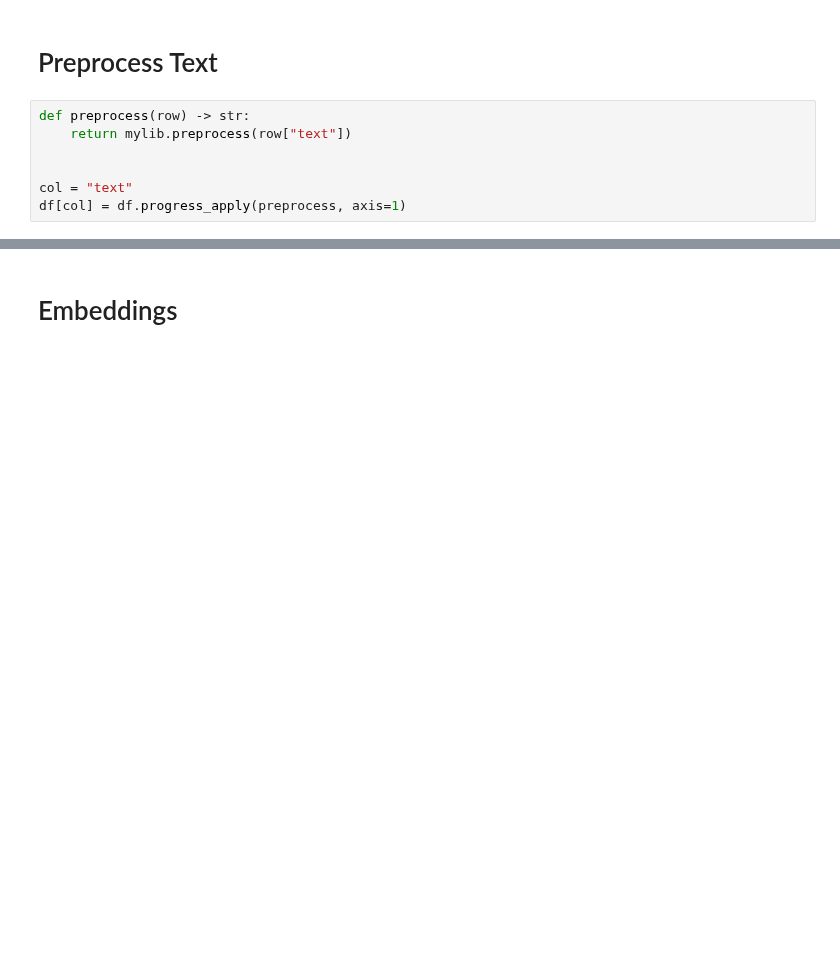
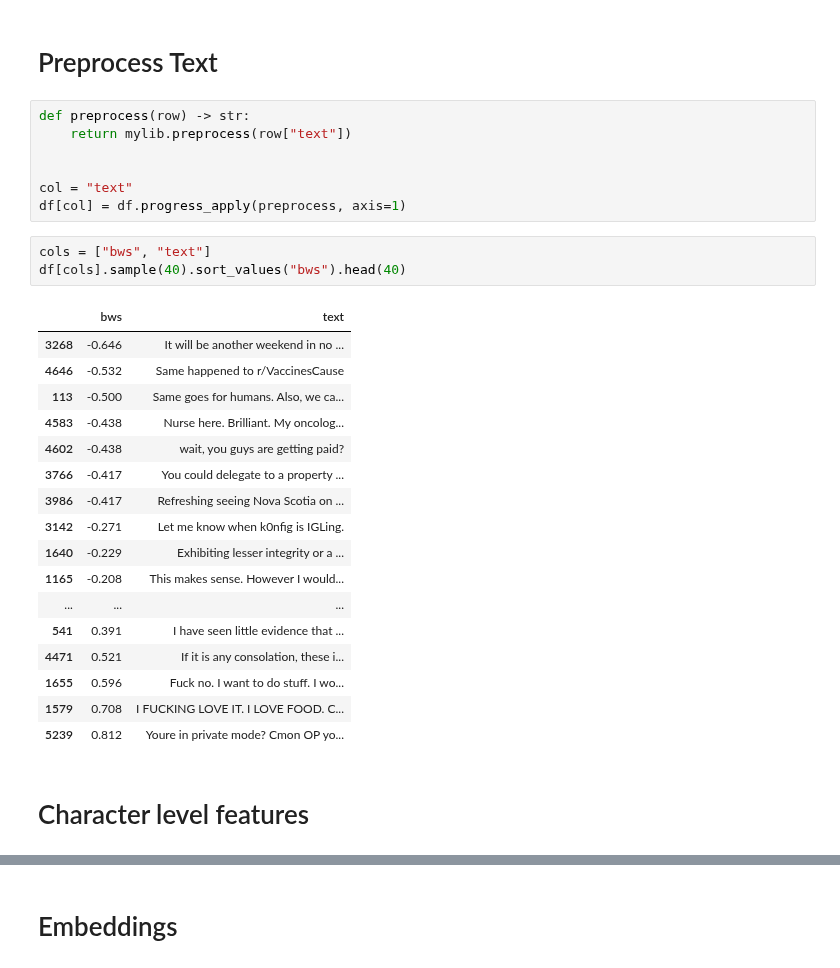
Before and after one commit to seahrh/kaggle-jigsaw-toxic-severity-rating, a Jupyter notebook: ruddit.ipynb, the cells around one changed output, grey strips where cells are left out. Drawn from its saved outputs; the diff is of its cells as text; blank space fills up the shorter version.

```diff
--- a/ruddit.ipynb
+++ b/ruddit.ipynb
@@ -127,3 +86,26 @@ def preprocess(row) -> str:
 
 col = "text"
 df[col] = df.progress_apply(preprocess, axis=1)
+# %%
+cols = ["bws", "text"]
+df[cols].sample(40).sort_values("bws").head(40)
+# %% [output]
+|  | bws | text |
+| 3268 | -0.646 | It will be another weekend in no ... |
+| 4646 | -0.532 | Same happened to r/VaccinesCause |
+| 113 | -0.500 | Same goes for humans. Also, we ca... |
+| 4583 | -0.438 | Nurse here. Brilliant. My oncolog... |
+| 4602 | -0.438 | wait, you guys are getting paid? |
+| 3766 | -0.417 | You could delegate to a property ... |
+| 3986 | -0.417 | Refreshing seeing Nova Scotia on ... |
+| 3142 | -0.271 | Let me know when k0nfig is IGLing. |
+| 1640 | -0.229 | Exhibiting lesser integrity or a ... |
+| 1165 | -0.208 | This makes sense. However I would... |
+| ... | ... | ... |
+| 541 | 0.391 | I have seen little evidence that ... |
+| 4471 | 0.521 | If it is any consolation, these i... |
+| 1655 | 0.596 | Fuck no. I want to do stuff. I wo... |
+| 1579 | 0.708 | I FUCKING LOVE IT. I LOVE FOOD. C... |
+| 5239 | 0.812 | Youre in private mode? Cmon OP yo... |
+# %% [markdown]
+# Character level features
```
Also changed, not shown: parts of 16 cells of this notebook, 3 other files.
